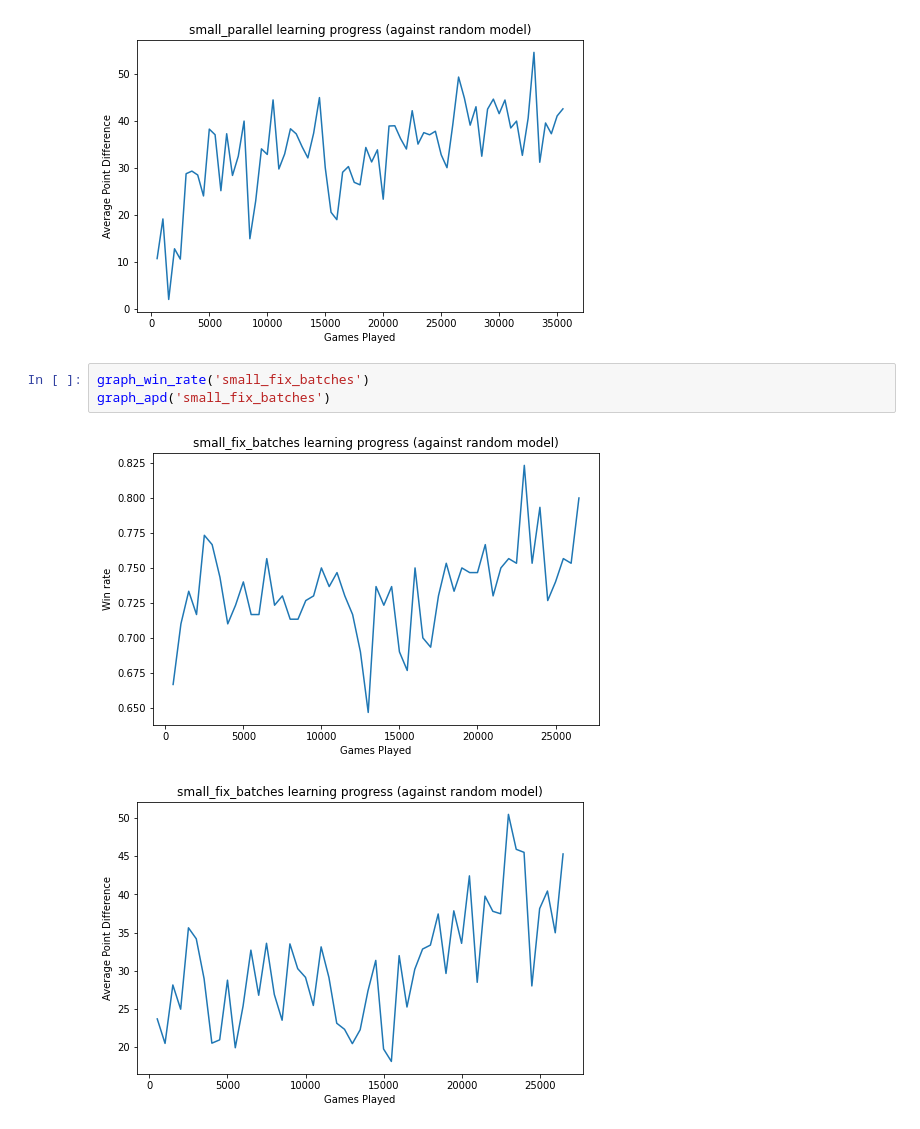
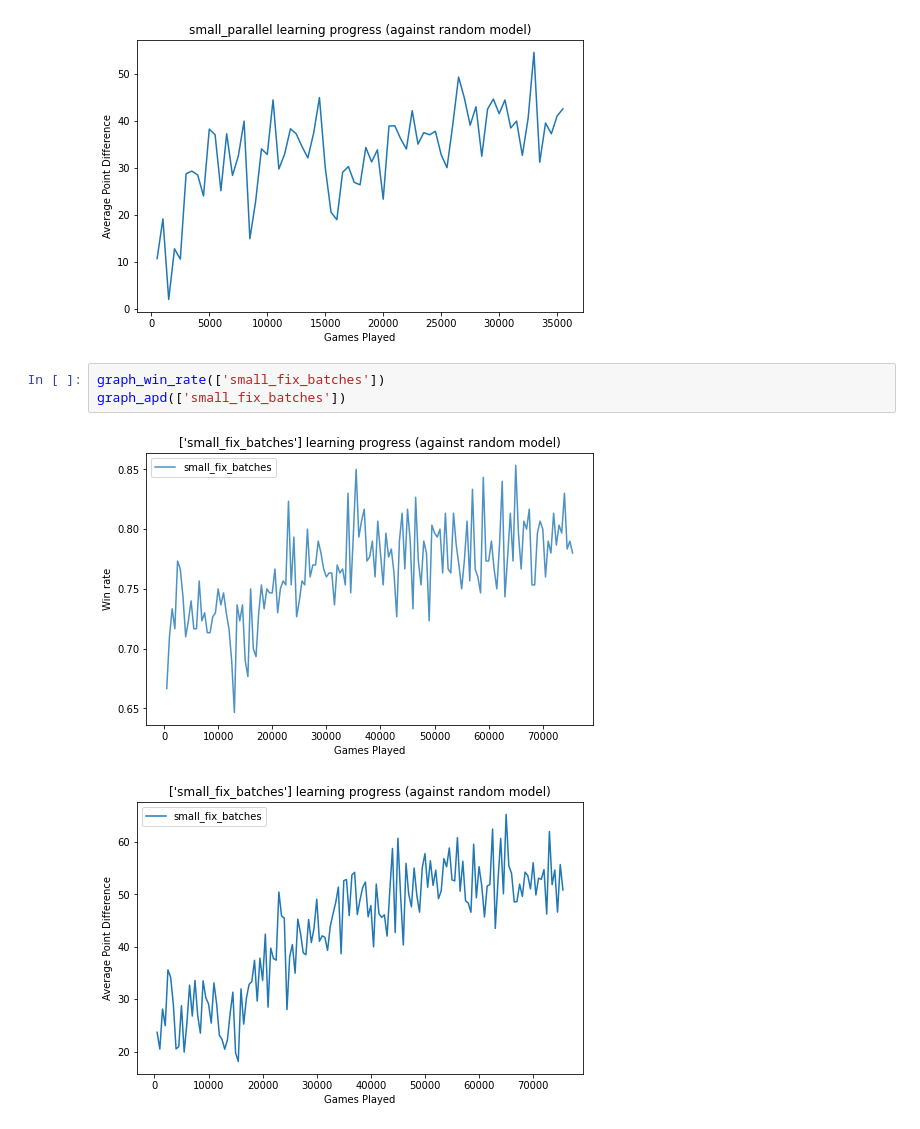
Before and after one commit to yanlai00/shengji_plus, a Jupyter notebook: analysis/plots.ipynb, the cells around one changed output. Cells and saved outputs as stored; diff of their text form.

Commit message:
Updated plots

```diff
--- a/analysis/plots.ipynb
+++ b/analysis/plots.ipynb
@@ -53,9 +58,9 @@ graph_apd('small_parallel')
 [figure]
 [figure]
 # %%
-graph_win_rate('small_fix_batches')
-graph_apd('small_fix_batches')
+graph_win_rate(['small_fix_batches'])
+graph_apd(['small_fix_batches'])
 # %% [output]
-[figure, old version]
+[figure, new version]
-[figure, old version]
+[figure, new version]
 # %%
```
Also changed, not shown: parts of 4 cells of this notebook, 20 other files.
